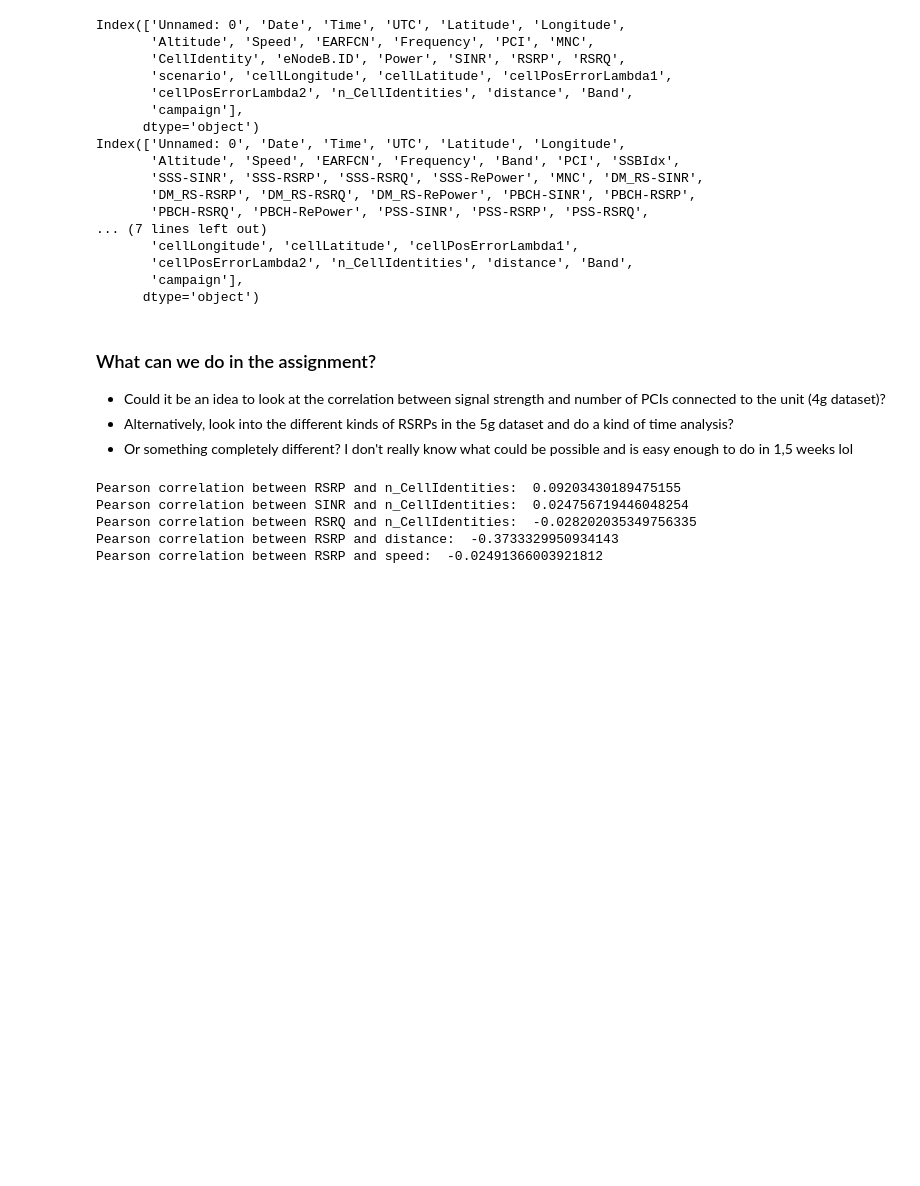
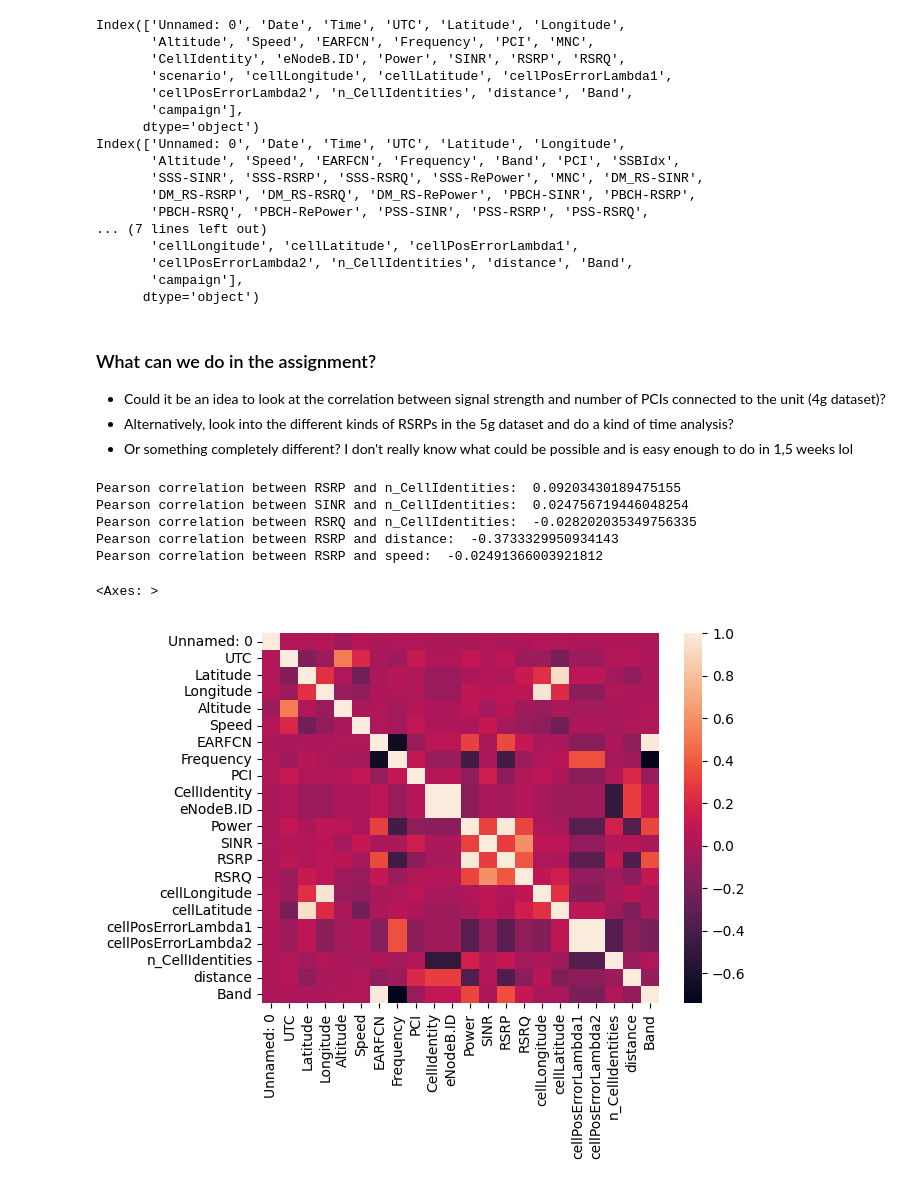
Before and after one commit to ihneskarbovik/IN5060-assignment2, a Jupyter notebook: analysis.ipynb, the cells around one changed output. Drawn from its saved outputs; the diff is of its cells as text; code cells hidden in the pictures; blank space fills up the shorter version.

Commit message:
made a little bad heatmap, but we can look at it lol

```diff
--- a/analysis.ipynb
+++ b/analysis.ipynb
@@ -64,3 +65,10 @@ Pearson correlation between SINR and n_CellIdentities:  0.024756719446048254
 Pearson correlation between RSRQ and n_CellIdentities:  -0.028202035349756335
 Pearson correlation between RSRP and distance:  -0.3733329950934143
 Pearson correlation between RSRP and speed:  -0.02491366003921812
+# %%
+df_4g_numeric_features_only = df_4g.select_dtypes(include=np.number)
+corr = df_4g_numeric_features_only.corr(method = 'pearson')
+sns.heatmap(corr)
+# %% [output]
+<Axes: >
+[figure, added]
```
Also changed, not shown: parts of 1 cell of this notebook.
